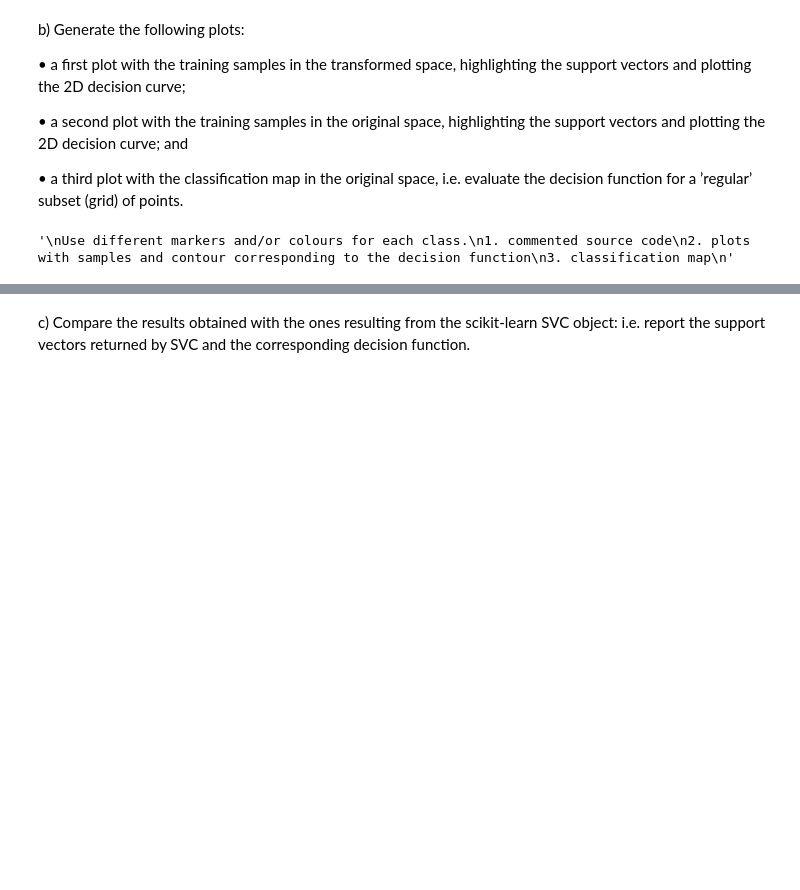
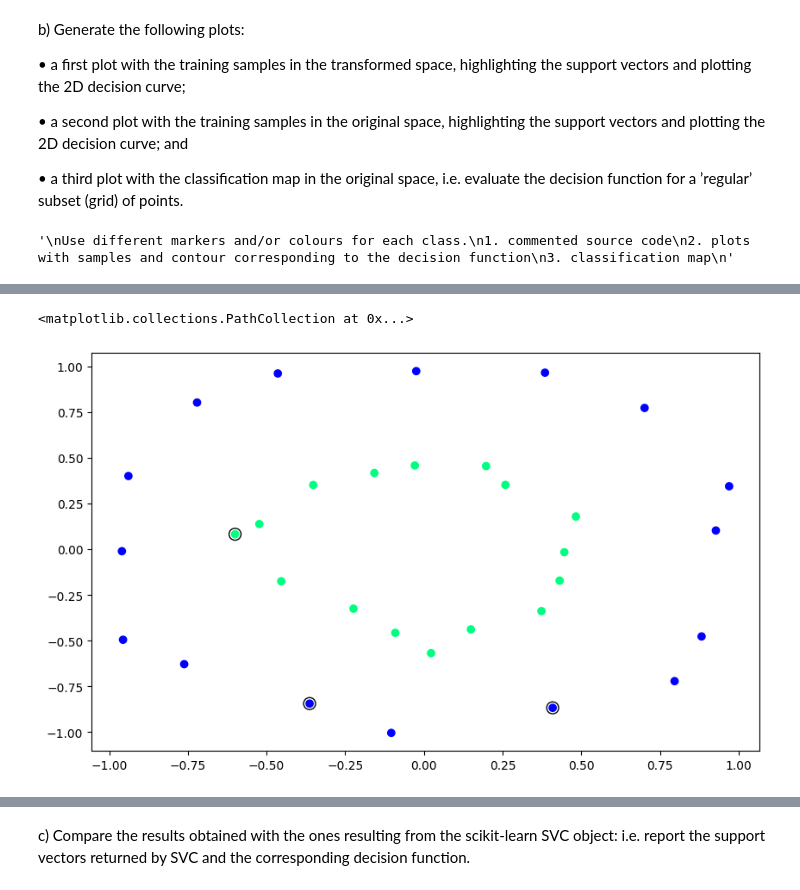
Before and after one commit to pedromartip/Instance-based-learning, a Jupyter notebook: handout_3.ipynb, the cells around one changed output, grey strips where cells are left out. Cells and saved outputs as stored; diff of their text form; code cells hidden in the pictures; blank space fills up the shorter version.

```diff
--- a/handout_3.ipynb
+++ b/handout_3.ipynb
@@ -405,0 +430,13 @@ Use different markers and/or colours for each class.
+# %%
+# Plotting in the Original Space
+plt.figure(figsize=(10, 6))
+
+# Plot original samples
+plt.scatter(X[:, 0], X[:, 1], c=y, cmap=plt.cm.winter, label='Original Samples')
+
+# Highlight the support vectors in the original space
+plt.scatter(support_vectors[:, 0], support_vectors[:, 1],
+s=100, facecolors='none', edgecolors='k', label='Support Vectors')
+# %% [output]
+<matplotlib.collections.PathCollection at 0x...>
+[figure, added]
```
Also changed, not shown: parts of 6 cells of this notebook.
